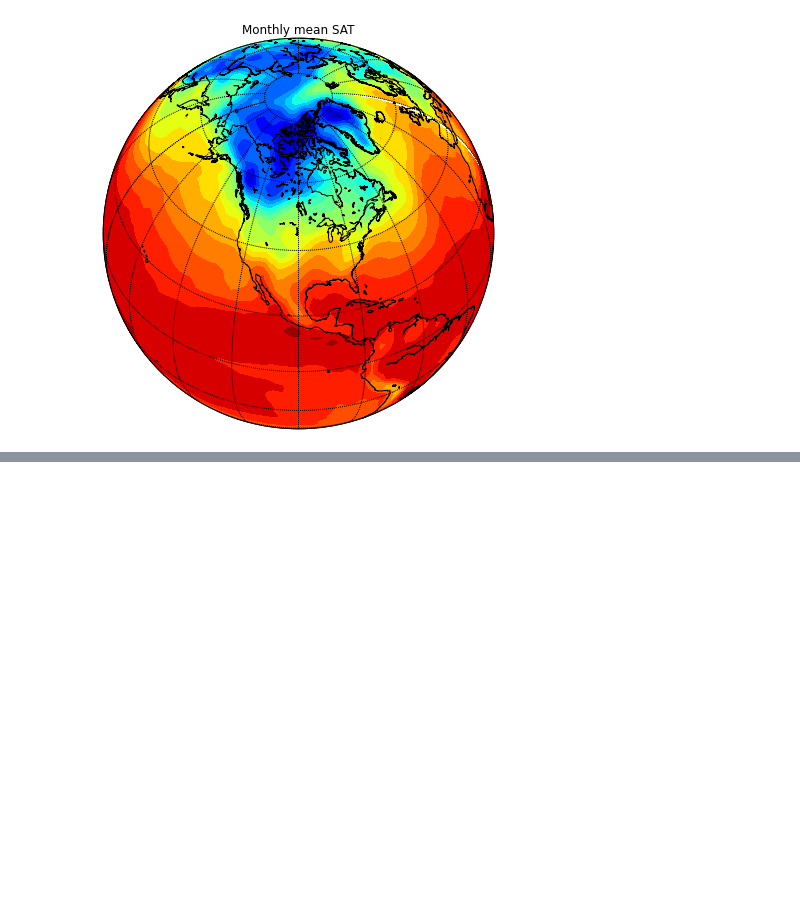
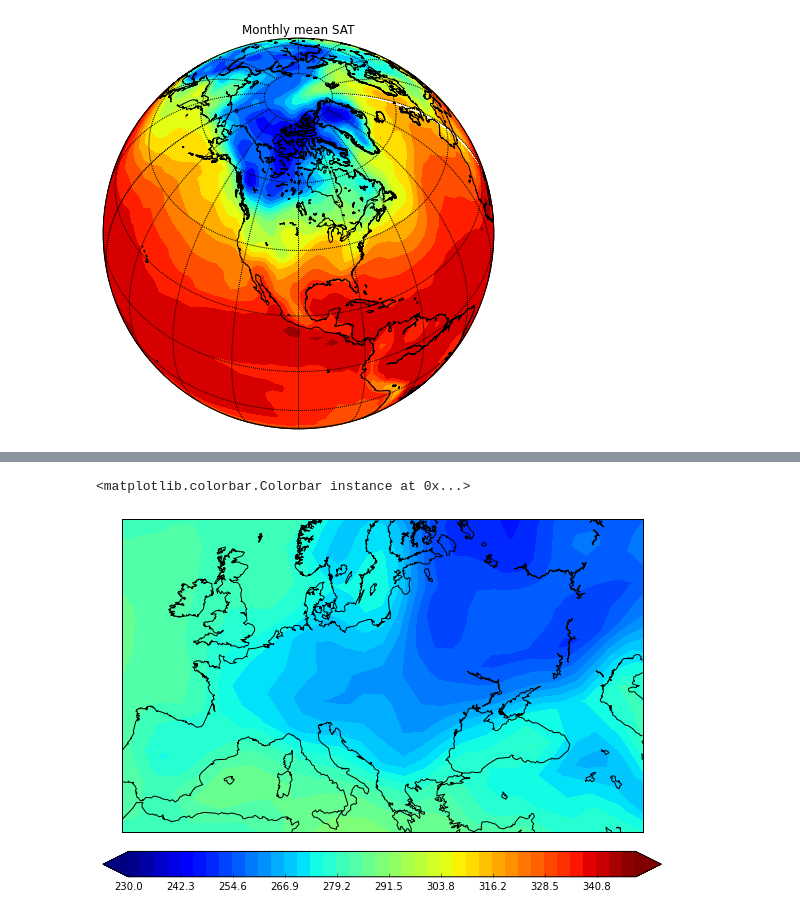
Before and after one commit to koldunovn/HCU, a Jupyter notebook: Week7/Basemap.ipynb, the cells around one changed output, grey strips where cells are left out. Saved outputs shown, nothing was run; the diff lists cells and outputs as text; code cells hidden in the pictures; blank space fills up the shorter version.

```diff
--- a/Week7/Basemap.ipynb
+++ b/Week7/Basemap.ipynb
@@ -75,0 +108,3 @@ plt.title('Monthly mean SAT')
+# %%
+lat = f.variables['lat'][:]
+lon = f.variables['lon'][:]
@@ -75,0 +113,2 @@ plt.title('Monthly mean SAT')
+# %%
+air_cycl, lons = addcyclic(air[:,:,:], lon)
@@ -75,0 +119,2 @@ plt.title('Monthly mean SAT')
+# %%
+lon2, lat2 = np.meshgrid(lons, lat)
@@ -75,0 +125,13 @@ plt.title('Monthly mean SAT')
+# %%
+m = Basemap(width=5000000,height=3000000,
+            resolution='l',projection='stere',\
+            lat_ts=60,lat_0=50,lon_0=20)
+x, y = m(lon2, lat2)
+# %%
+plt.figure(figsize=(10,7))
+m.drawcoastlines()
+m.contourf(x,y,air_cycl[0,:,:],levels=np.linspace(230,350,40), extend="both");
+plt.colorbar( orientation='horizontal', pad=0.05)
+# %% [output]
+<matplotlib.colorbar.Colorbar instance at 0x...>
+[figure, added]
```
Also changed, not shown: parts of 14 cells of this notebook, 7 other files.
